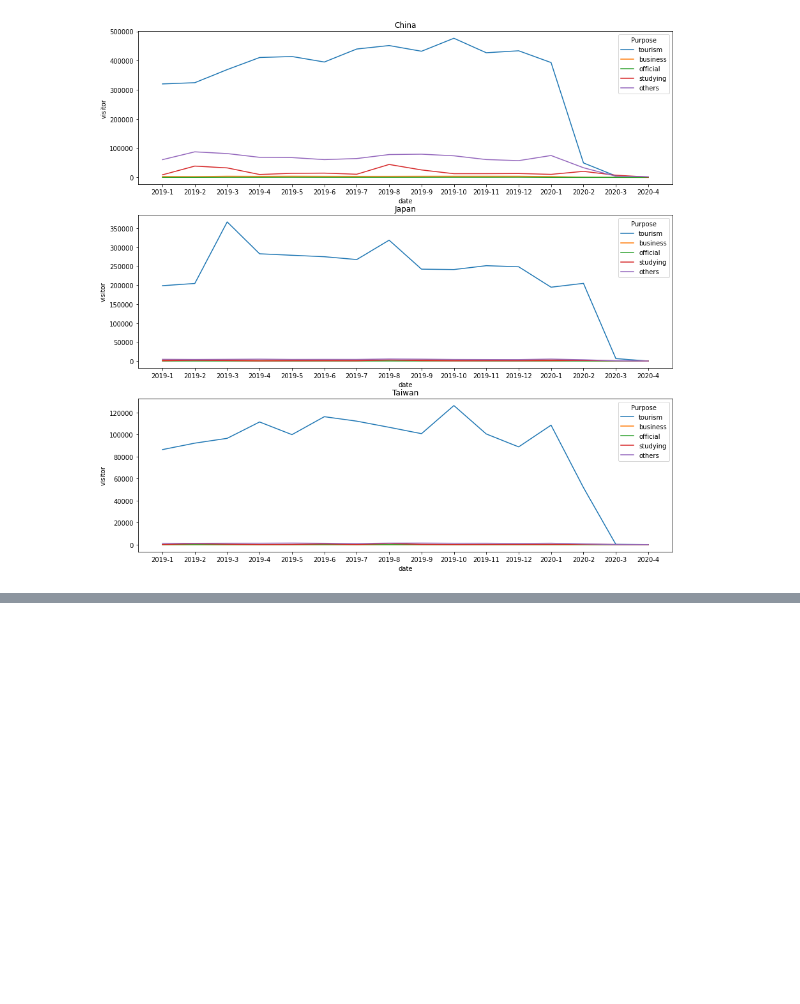
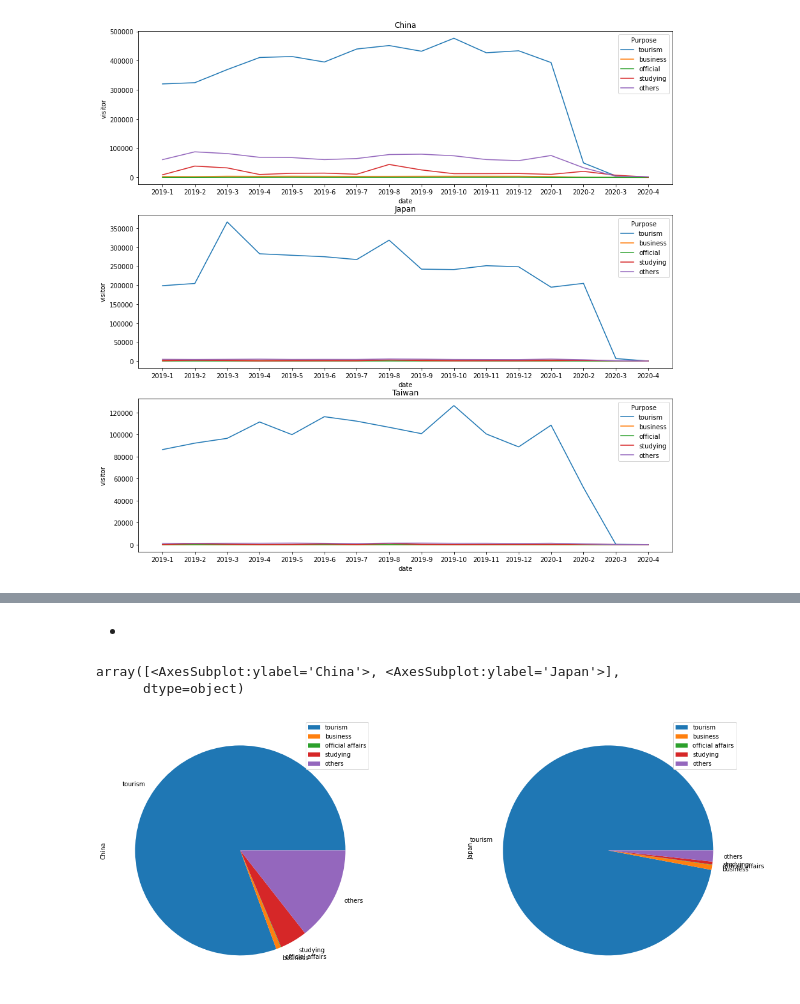
Before and after one commit to Caligo46/aiffel_lms, a Jupyter notebook: 20211021_presentation.ipynb, the cells around one changed output, grey strips where cells are left out. Cells and saved outputs as stored; diff of their text form; code cells hidden in the pictures; blank space fills up the shorter version.

```diff
--- a/20211021_presentation.ipynb
+++ b/20211021_presentation.ipynb
@@ -214,0 +294,8 @@ multi_graph_nation_gender(df_gender, nations)   # 그래프 플로팅
+# %% [markdown]
+*
+# %%
+df_pie_purp.plot.pie(subplots=True, figsize=(20,8))
+# %% [output]
+array([<AxesSubplot:ylabel='China'>, <AxesSubplot:ylabel='Japan'>],
+      dtype=object)
+[figure, added]
```
Also changed, not shown: parts of 15 cells of this notebook.
